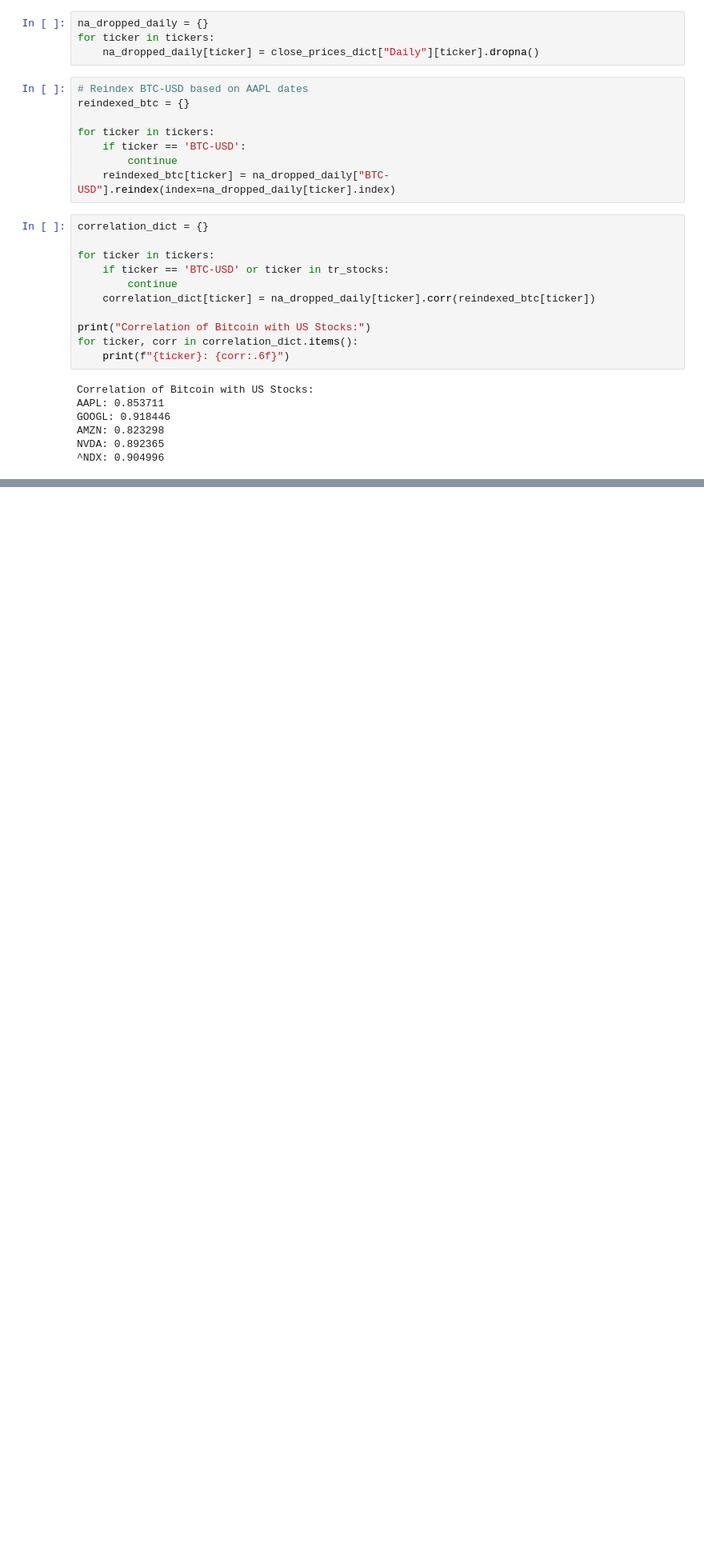
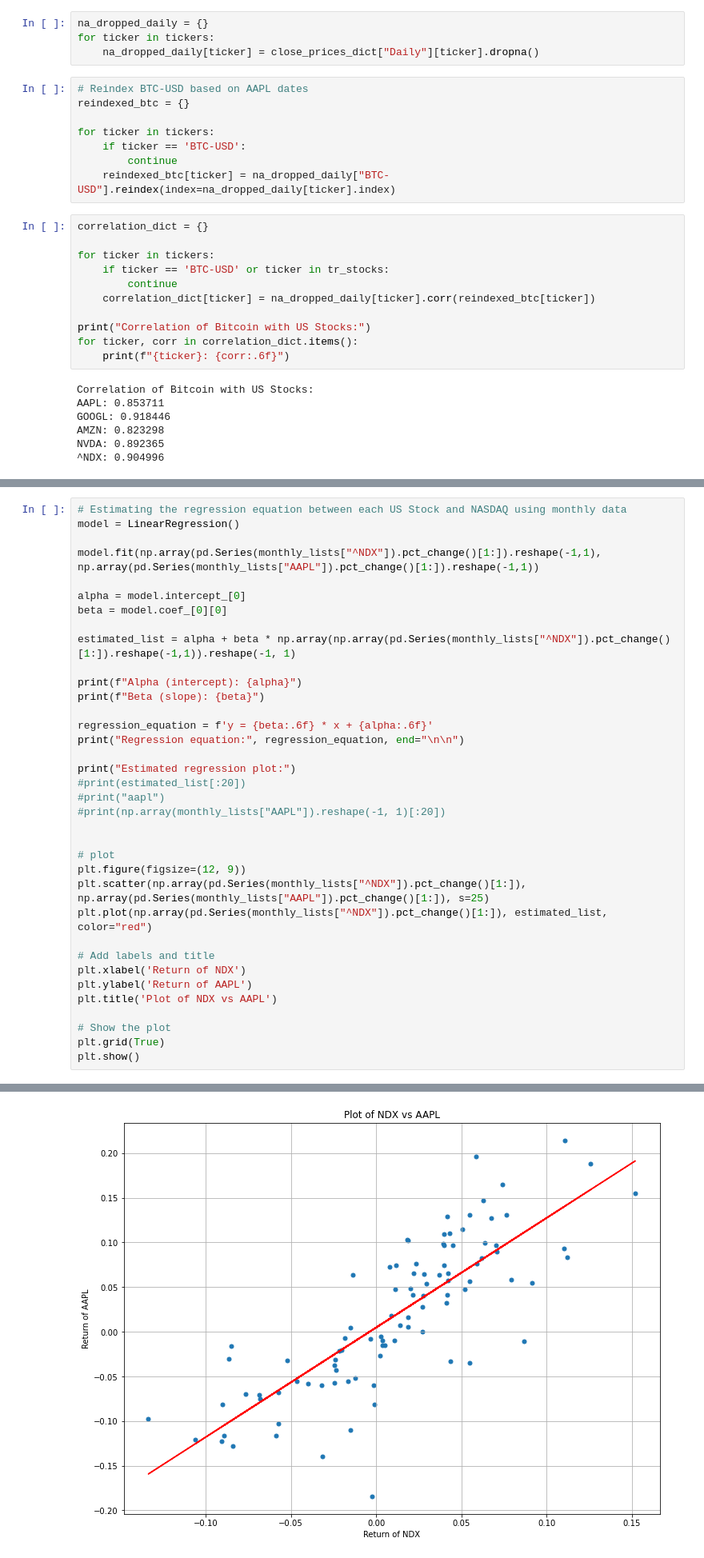
Before and after one commit to moleh13/EC48E, a Jupyter notebook: EC48E_PS01.ipynb, the cells around one changed output, grey strips where cells are left out. Shown at 80% size. Saved outputs shown, nothing was run; the diff lists cells and outputs as text; blank space fills up the shorter version.

```diff
--- a/EC48E_PS01.ipynb
+++ b/EC48E_PS01.ipynb
@@ -412,0 +416,37 @@ print(f"Sharp Ratio for BTC-USD (Monthly): {btc_sharp_ratio_monthly:.6f}")
+# %%
+# Estimating the regression equation between each US Stock and NASDAQ using monthly data
+model = LinearRegression()
+
+model.fit(np.array(pd.Series(monthly_lists["^NDX"]).pct_change()[1:]).reshape(-1,1), np.array(pd.Series(monthly_lists["AAPL"]).pct_change()[1:]).reshape(-1,1))
+
+alpha = model.intercept_[0]
+beta = model.coef_[0][0]
+
+estimated_list = alpha + beta * np.array(np.array(pd.Series(monthly_lists["^NDX"]).pct_change()[1:]).reshape(-1,1)).reshape(-1, 1)
+
+print(f"Alpha (intercept): {alpha}")
+print(f"Beta (slope): {beta}")
+
+regression_equation = f'y = {beta:.6f} * x + {alpha:.6f}'
+print("Regression equation:", regression_equation, end="\n\n")
+
+print("Estimated regression plot:")
+#print(estimated_list[:20])
+#print("aapl")
+#print(np.array(monthly_lists["AAPL"]).reshape(-1, 1)[:20])
+
+
+# plot
+plt.figure(figsize=(12, 9))
+plt.scatter(np.array(pd.Series(monthly_lists["^NDX"]).pct_change()[1:]), np.array(pd.Series(monthly_lists["AAPL"]).pct_change()[1:]), s=25)
+plt.plot(np.array(pd.Series(monthly_lists["^NDX"]).pct_change()[1:]), estimated_list, color="red")
+
+# Add labels and title
+plt.xlabel('Return of NDX')
+plt.ylabel('Return of AAPL')
+plt.title('Plot of NDX vs AAPL')
+
+# Show the plot
+plt.grid(True)
+plt.show()
+# %% [output]
@@ -412,0 +458 @@ print(f"Sharp Ratio for BTC-USD (Monthly): {btc_sharp_ratio_monthly:.6f}")
+[figure, added]
```
Also changed, not shown: parts of 4 cells of this notebook.
